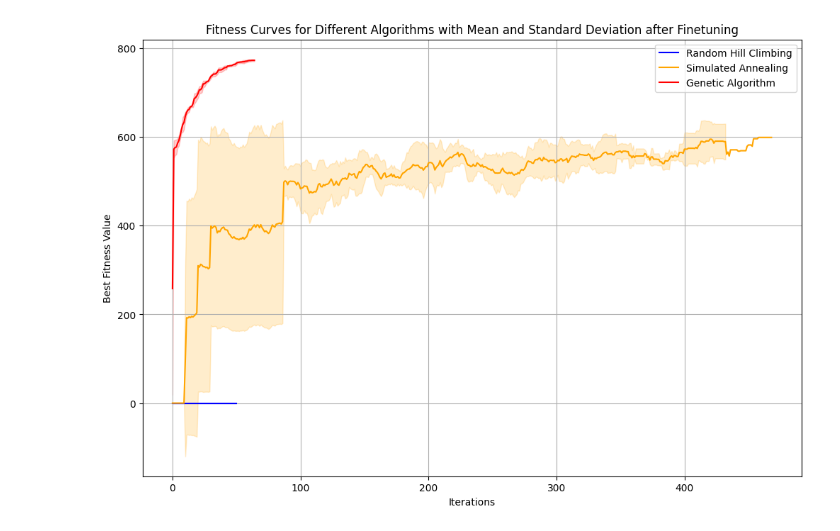
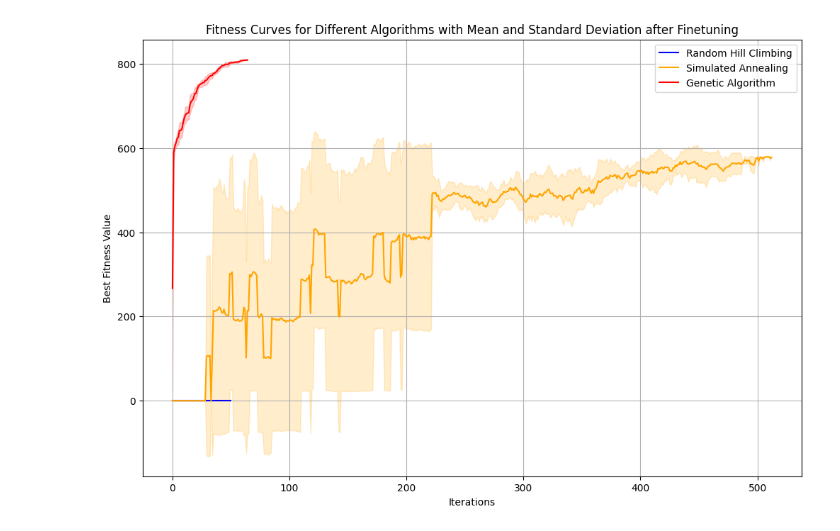
Before and after one commit to ankitrahejagatech/7641HW2, a Jupyter notebook: knapsackHW2.ipynb, the cells around one changed output. Cells and saved outputs as stored; diff of their text form; code cells hidden in the pictures.

```diff
--- a/knapsackHW2.ipynb
+++ b/knapsackHW2.ipynb
@@ -481,7 +555,7 @@ def run_rhc(problem, init_state_var):
                                experiment_name="RHC_Knapsack",
                                output_directory="./RHC_Optimization",
                                seed=state,
-                               iteration_list=[512],  # Replace 1000 with the desired number of iterations
+                               iteration_list=[1000],  # Replace 1000 with the desired number of iterations
                                restart_list=[16],  # Replace 10 with the desired number of restarts
                                max_attempts=50,
                                generate_curves=True,
@@ -499,8 +573,8 @@ def run_sa(problem, init_state_var):
                              output_directory="./SA_Optimization",
                              seed=state,
                              iteration_list=[512],  # Replace 1000 with the desired number of iterations
-                             temperature_list=[50],  # Replace 1000 with the desired initial temperature
-                             decay_list=[mlrose.ExpDecay],
+                             temperature_list=[1000],  # Replace 1000 with the desired initial temperature
+                             decay_list=[mlrose.GeomDecay],
                              max_attempts=10,
                              generate_curves=True,
                              init_state=init_state_var)
@@ -517,8 +591,8 @@ def run_ga(problem, init_state_var):
                              output_directory="./GA_Optimization",
                              seed=state,
                              iteration_list=[64],  # Replace 1000 with the desired number of iterations
-                             population_sizes=[300],  # Replace 300 with the desired population size
-                             mutation_rates=[0.3],  # Replace 0.3 with the desired mutation rate
+                             population_sizes=[200],  # Replace 300 with the desired population size
+                             mutation_rates=[0.2],  # Replace 0.3 with the desired mutation rate
                              max_attempts=50,
                              generate_curves=True,
                              init_state=init_state_var)
@@ -541,31 +615,31 @@ def combine_results(results):
     combined_run_curves = pd.concat([res[1] for res in results])
     return combined_run_stats, combined_run_curves
 
 combined_rhc_stats, combined_rhc_curves = combine_results(rhc_results)
 combined_sa_stats, combined_sa_curves = combine_results(sa_results)
 combined_ga_stats, combined_ga_curves = combine_results(ga_results)
 
 # Plot results for fitness curves with mean and standard deviation
 def plot_fitness_curves(combined_curves, algorithm_name, color):
     iterations = sorted(combined_curves['Iteration'].unique())
     mean_fitness = [combined_curves[combined_curves['Iteration'] == i]['Fitness'].mean() for i in iterations]
     std_fitness = [combined_curves[combined_curves['Iteration'] == i]['Fitness'].std() for i in iterations]
 
     plt.plot(iterations, mean_fitness, label=f'{algorithm_name}', color=color)
     plt.fill_between(iterations, np.array(mean_fitness) - np.array(std_fitness),
                      np.array(mean_fitness) + np.array(std_fitness), color=color, alpha=0.2)
 
 plt.figure(figsize=(12, 8))
 plot_fitness_curves(combined_rhc_curves, 'Random Hill Climbing', 'blue')
 plot_fitness_curves(combined_sa_curves, 'Simulated Annealing', 'orange')
 plot_fitness_curves(combined_ga_curves, 'Genetic Algorithm', 'red')
 
 plt.xlabel('Iterations')
 plt.ylabel('Best Fitness Value')
 plt.title('Fitness Curves for Different Algorithms with Mean and Standard Deviation after Finetuning')
 plt.legend()
 plt.grid(True)
 plt.savefig('FitnessCurvesWithMeanAndStd', dpi=300)
 plt.show()
 # %% [output]
-[figure, old version]
+[figure, new version]
```
Also changed, not shown: parts of 7 cells of this notebook, 46 other files.
